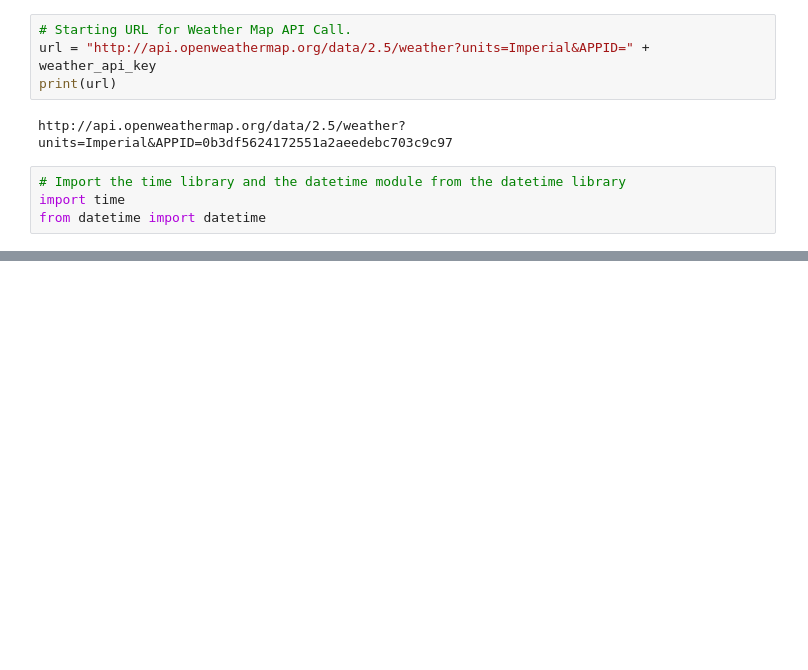
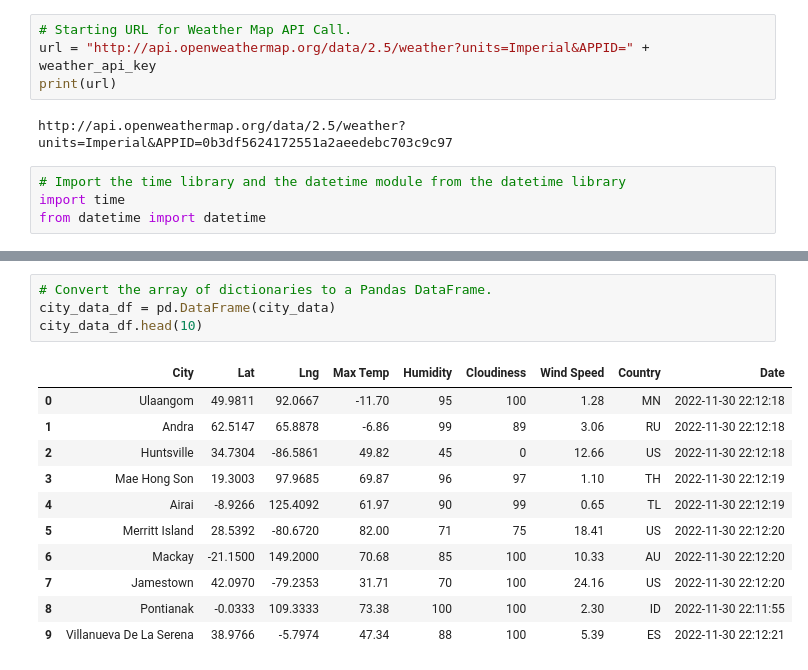
Before and after one commit to calyders/World_Weather_Analysis, a Jupyter notebook: WeatherPy.ipynb, the cells around one changed output, grey strips where cells are left out. Saved outputs shown, nothing was run; the diff lists cells and outputs as text; blank space fills up the shorter version.

```diff
--- a/WeatherPy.ipynb
+++ b/WeatherPy.ipynb
@@ -148,3 +148,19 @@ Processing Record 3 of Set 13 | kitimat
 -----------------------------
 Data Retrieval Complete
 -----------------------------
+# %%
+# Convert the array of dictionaries to a Pandas DataFrame.
+city_data_df = pd.DataFrame(city_data)
+city_data_df.head(10)
+# %% [output]
+|  | City | Lat | Lng | Max Temp | Humidity | Cloudiness | Wind Speed | Country | Date |
+| 0 | Ulaangom | 49.9811 | 92.0667 | -11.70 | 95 | 100 | 1.28 | MN | 2022-11-30 22:12:18 |
+| 1 | Andra | 62.5147 | 65.8878 | -6.86 | 99 | 89 | 3.06 | RU | 2022-11-30 22:12:18 |
+| 2 | Huntsville | 34.7304 | -86.5861 | 49.82 | 45 | 0 | 12.66 | US | 2022-11-30 22:12:18 |
+| 3 | Mae Hong Son | 19.3003 | 97.9685 | 69.87 | 96 | 97 | 1.10 | TH | 2022-11-30 22:12:19 |
+| 4 | Airai | -8.9266 | 125.4092 | 61.97 | 90 | 99 | 0.65 | TL | 2022-11-30 22:12:19 |
+| 5 | Merritt Island | 28.5392 | -80.6720 | 82.00 | 71 | 75 | 18.41 | US | 2022-11-30 22:12:20 |
+| 6 | Mackay | -21.1500 | 149.2000 | 70.68 | 85 | 100 | 10.33 | AU | 2022-11-30 22:12:20 |
+| 7 | Jamestown | 42.0970 | -79.2353 | 31.71 | 70 | 100 | 24.16 | US | 2022-11-30 22:12:20 |
+| 8 | Pontianak | -0.0333 | 109.3333 | 73.38 | 100 | 100 | 2.30 | ID | 2022-11-30 22:11:55 |
+| 9 | Villanueva De La Serena | 38.9766 | -5.7974 | 47.34 | 88 | 100 | 5.39 | ES | 2022-11-30 22:12:21 |
```
Also changed, not shown: parts of 5 cells of this notebook.
